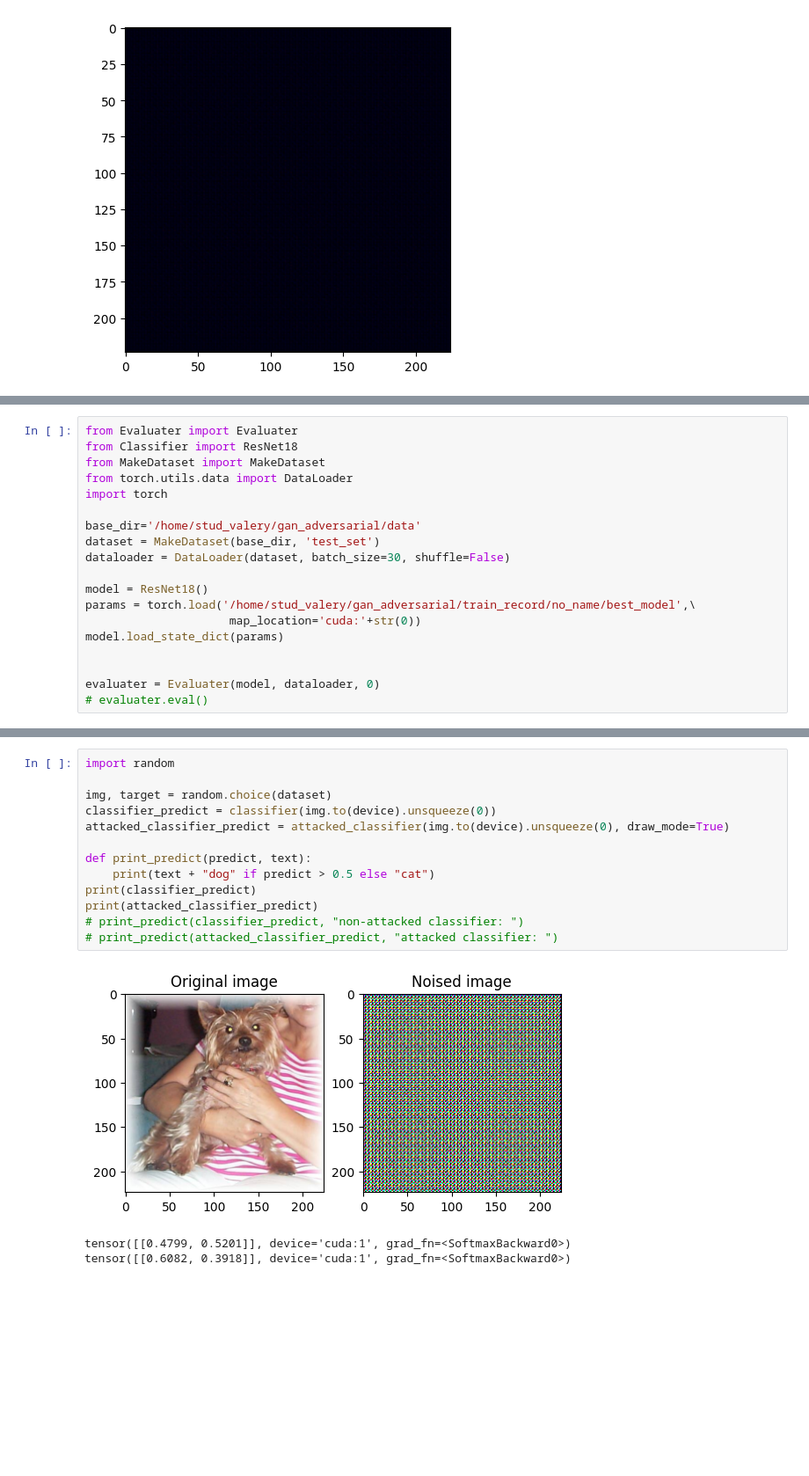
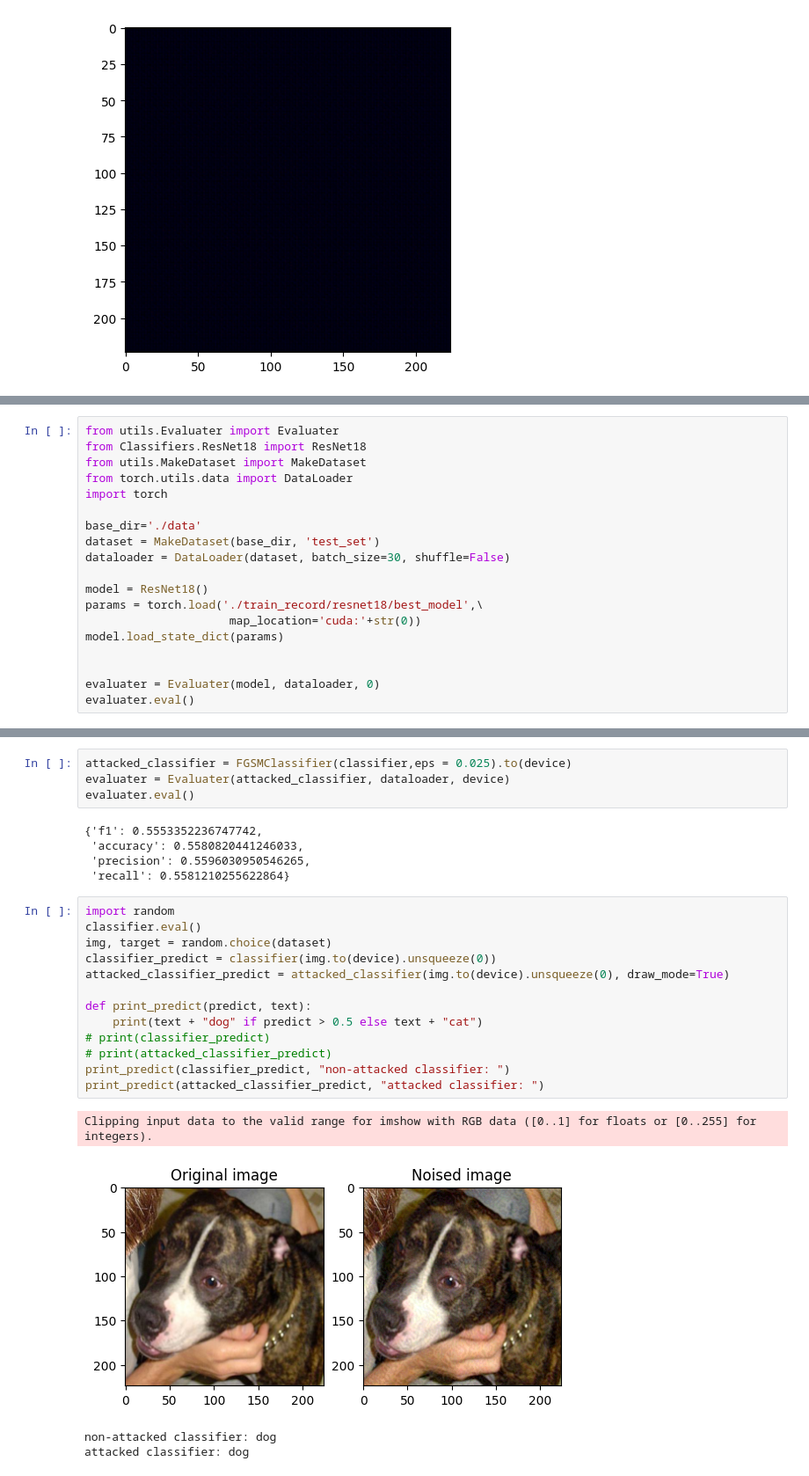
Before and after one commit to Expecto-Information/gan_adversarial, a Jupyter notebook: related.ipynb, the cells around one changed output, grey strips where cells are left out. Shown at 88% size. Saved outputs shown, nothing was run; the diff lists cells and outputs as text; blank space fills up the shorter version.

```diff
--- a/related.ipynb
+++ b/related.ipynb
@@ -142,19 +125,19 @@ Clipping input data to the valid range for imshow with RGB data ([0..1] for floa
 # %%
-from Evaluater import Evaluater
-from Classifier import ResNet18
-from MakeDataset import MakeDataset
+from utils.Evaluater import Evaluater
+from Classifiers.ResNet18 import ResNet18
+from utils.MakeDataset import MakeDataset
 from torch.utils.data import DataLoader
 import torch
 
-base_dir='/home/stud_valery/gan_adversarial/data'
+base_dir='./data'
 dataset = MakeDataset(base_dir, 'test_set')
 dataloader = DataLoader(dataset, batch_size=30, shuffle=False)
 
 model = ResNet18()
-params = torch.load('/home/stud_valery/gan_adversarial/train_record/no_name/best_model',\
+params = torch.load('./train_record/resnet18/best_model',\
                      map_location='cuda:'+str(0))
 model.load_state_dict(params)
 
 
 evaluater = Evaluater(model, dataloader, 0)
-# evaluater.eval()
+evaluater.eval()
@@ -233,17 +196,27 @@ evaluater.eval()
+# %%
+attacked_classifier = FGSMClassifier(classifier,eps = 0.025).to(device)
+evaluater = Evaluater(attacked_classifier, dataloader, device)
+evaluater.eval()
+# %% [output]
+{'f1': 0.5553352236747742,
+ 'accuracy': 0.5580820441246033,
+ 'precision': 0.5596030950546265,
+ 'recall': 0.5581210255622864}
 # %%
 import random
-
+classifier.eval()
 img, target = random.choice(dataset)
 classifier_predict = classifier(img.to(device).unsqueeze(0))
 attacked_classifier_predict = attacked_classifier(img.to(device).unsqueeze(0), draw_mode=True)
 
 def print_predict(predict, text):
-    print(text + "dog" if predict > 0.5 else "cat")
-print(classifier_predict)
-print(attacked_classifier_predict)
-# print_predict(classifier_predict, "non-attacked classifier: ")
-# print_predict(attacked_classifier_predict, "attacked classifier: ")
+    print(text + "dog" if predict > 0.5 else text + "cat")
+# print(classifier_predict)
+# print(attacked_classifier_predict)
+print_predict(classifier_predict, "non-attacked classifier: ")
+print_predict(attacked_classifier_predict, "attacked classifier: ")
 # %% [output]
+Clipping input data to the valid range for imshow with RGB data ([0..1] for floats or [0..255] for integers).
-[figure, old version]
+[figure, new version]
-tensor([[0.4799, 0.5201]], device='cuda:1', grad_fn=<SoftmaxBackward0>)
-tensor([[0.6082, 0.3918]], device='cuda:1', grad_fn=<SoftmaxBackward0>)
+non-attacked classifier: dog
+attacked classifier: dog
```
Also changed, not shown: parts of 52 cells of this notebook, 47 other files.
